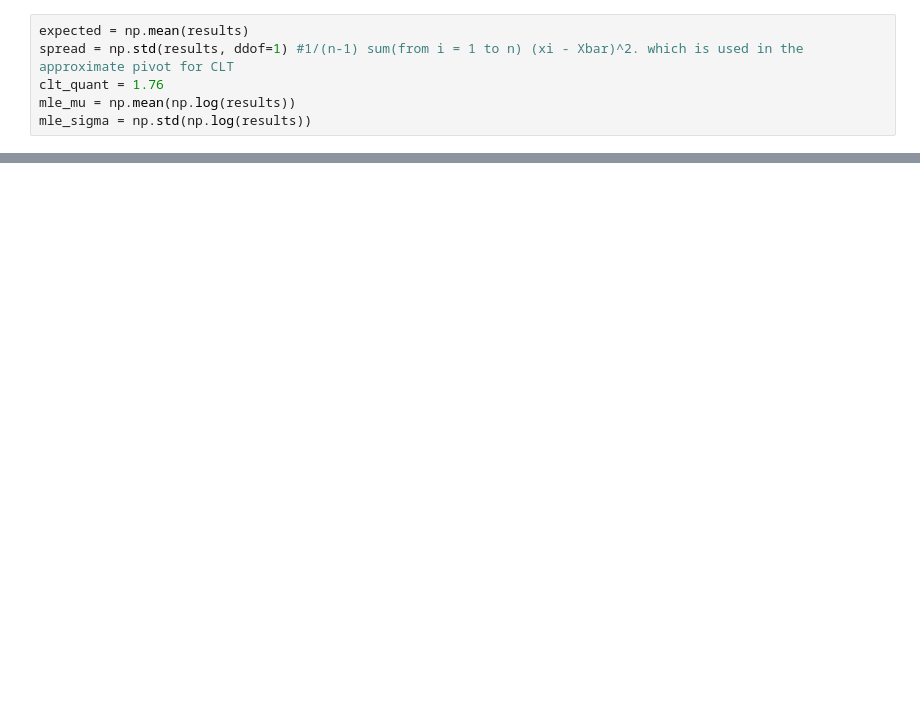
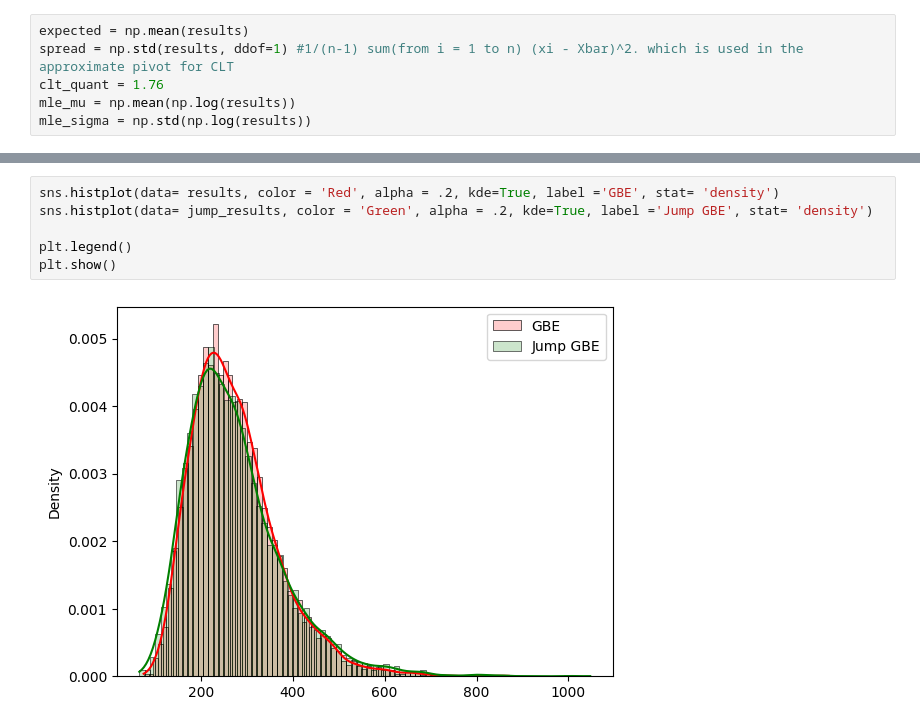
Before and after one commit to No-ha63/FinancialExploration, a Jupyter notebook: MonteCarlo.ipynb, the cells around one changed output, grey strips where cells are left out. Drawn from its saved outputs; the diff is of its cells as text; blank space fills up the shorter version.

```diff
--- a/MonteCarlo.ipynb
+++ b/MonteCarlo.ipynb
@@ -184,0 +337,8 @@ plt.show()
+# %%
+sns.histplot(data= results, color = 'Red', alpha = .2, kde=True, label ='GBE', stat= 'density')
+sns.histplot(data= jump_results, color = 'Green', alpha = .2, kde=True, label ='Jump GBE', stat= 'density')
+
+plt.legend()
+plt.show()
+# %% [output]
+[figure, added]
```
Also changed, not shown: parts of 19 cells of this notebook, 1 other file.
